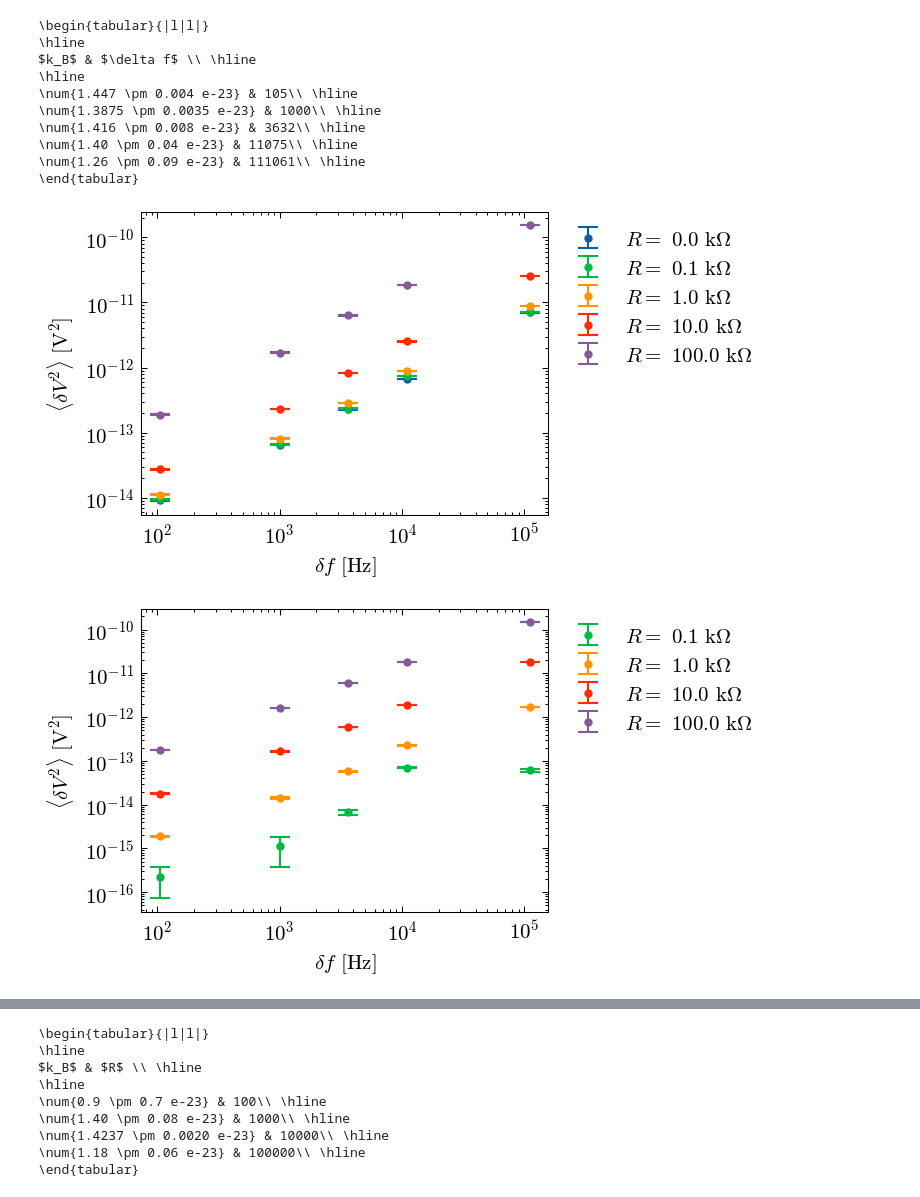
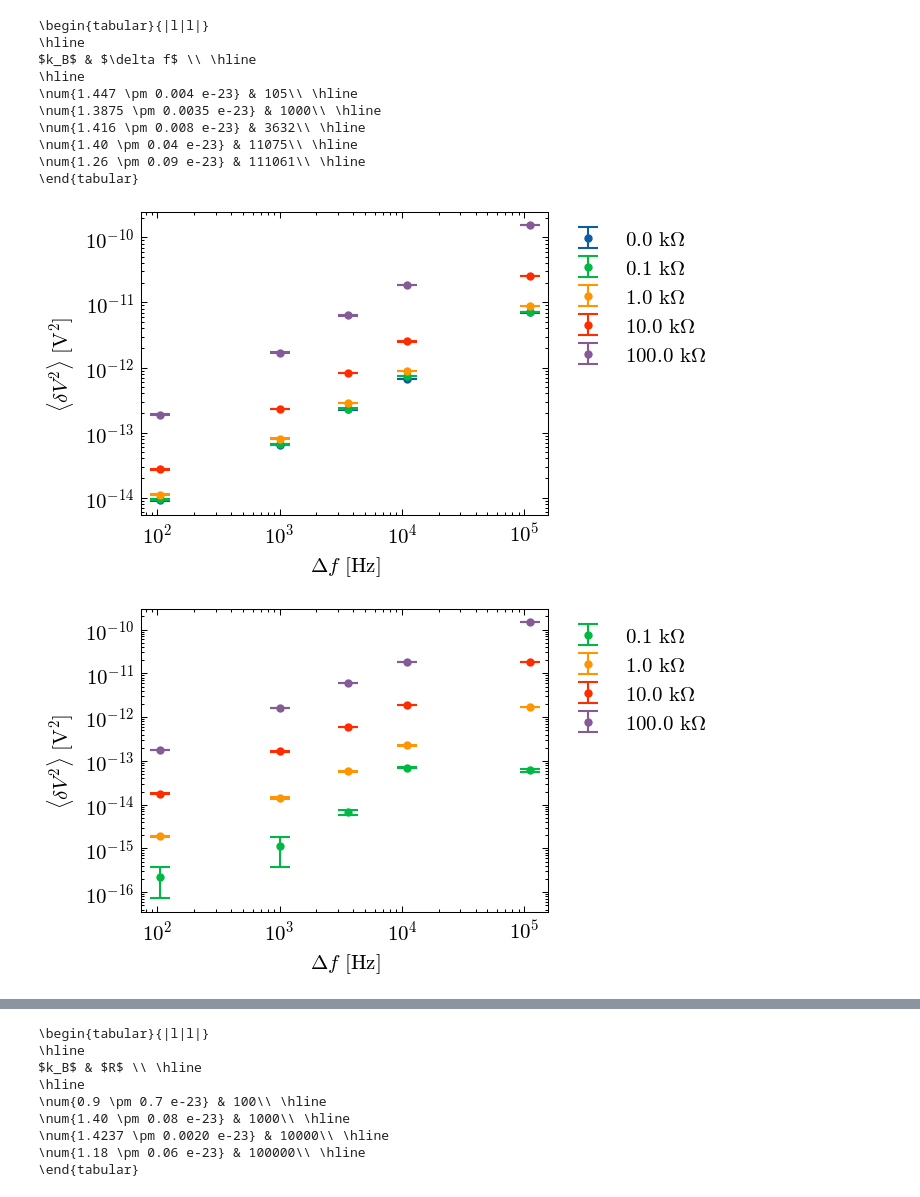
Before and after one commit to emhl/FP2, a Jupyter notebook: rauschen.ipynb, the cells around one changed output, grey strips where cells are left out. Drawn from its saved outputs; the diff is of its cells as text; code cells hidden in the pictures.

Commit message:
update labels

```diff
--- a/rauschen.ipynb
+++ b/rauschen.ipynb
@@ -161,22 +161,22 @@ $k_B$ & $\delta f$ \\ \hline
 # %%
 # over df unbereinigt
 plt.figure()
 # dat = dat1[0:5]
 # y0 =  dv2n(ua(dat['V mV'],dat[f'uV']), 600, dat['g2'])
 for i in range(0,5):
     dat = dat1[5*i:5*(i+1)]
     v = ua(dat['V mV'],dat[f'uV'])
     y = dv2n(v, 600, dat['g2'])
     r = dat['R Ohm'].mean()*1e-3
-    plt.errorbar(dat['df kHz'],nv(y),yerr=sd(y),fmt='.',label=f'$R=$ {round(r,1)} k$\Omega$')
+    plt.errorbar(dat['df kHz'],nv(y),yerr=sd(y),fmt='.',label=f'{round(r,1)} k$\Omega$')
 plt.legend(loc='upper left', bbox_to_anchor=(1, 1))
 plt.xscale('log')
 plt.yscale('log')
-plt.xlabel('$\delta f$ [Hz]')
+plt.xlabel('$\Delta f$ [Hz]')
 plt.ylabel(r'$\langle\delta V^2\rangle$ [V$^2$]')
 plt.savefig(outdir+'1-johnson_rauschen_df_raw.pdf',bbox_inches='tight')
 # %% [output]
-[figure, old version]
+[figure, new version]
 # %%
 # over df
 plt.figure()
@@ -188,7 +188,7 @@ for i in range(1,5):
     v = ua(dat['V mV'],dat[f'uV'])
     y = dv2n(v, 600, dat['g2'])
     r = dat['R Ohm'].mean()*1e-3
-    plt.errorbar(dat['df kHz'],nv(y)-nv(y0),yerr=sd(y/1.5),fmt='.',label=f'$R=$ {round(r,1)} k$\Omega$',color=f'C{i}')
+    plt.errorbar(dat['df kHz'],nv(y)-nv(y0),yerr=sd(y/1.5),fmt='.',label=f'{round(r,1)} k$\Omega$',color=f'C{i}')
     # def nqfit(df, k):
     #     return nyquist(r*1e3, 294.15, df, k)
     # popt, pcov  = curve_fit(linfit, dat['df kHz'], nv(y)-nv(y0), sigma=sd(y))
@@ -198,11 +198,11 @@ for i in range(1,5):
 plt.legend(loc='upper left', bbox_to_anchor=(1, 1))
 plt.xscale('log')
 plt.yscale('log')
-plt.xlabel('$\delta f$ [Hz]')
+plt.xlabel('$\Delta f$ [Hz]')
 plt.ylabel(r'$\langle\delta V^2\rangle$ [V$^2$]')
 plt.savefig(outdir+'1-johnson_rauschen_df.pdf',bbox_inches='tight')
 # %% [output]
-[figure, old version]
+[figure, new version]
 # %%
 # over df
 plt.figure()
```
Also changed, not shown: parts of 13 cells of this notebook.
